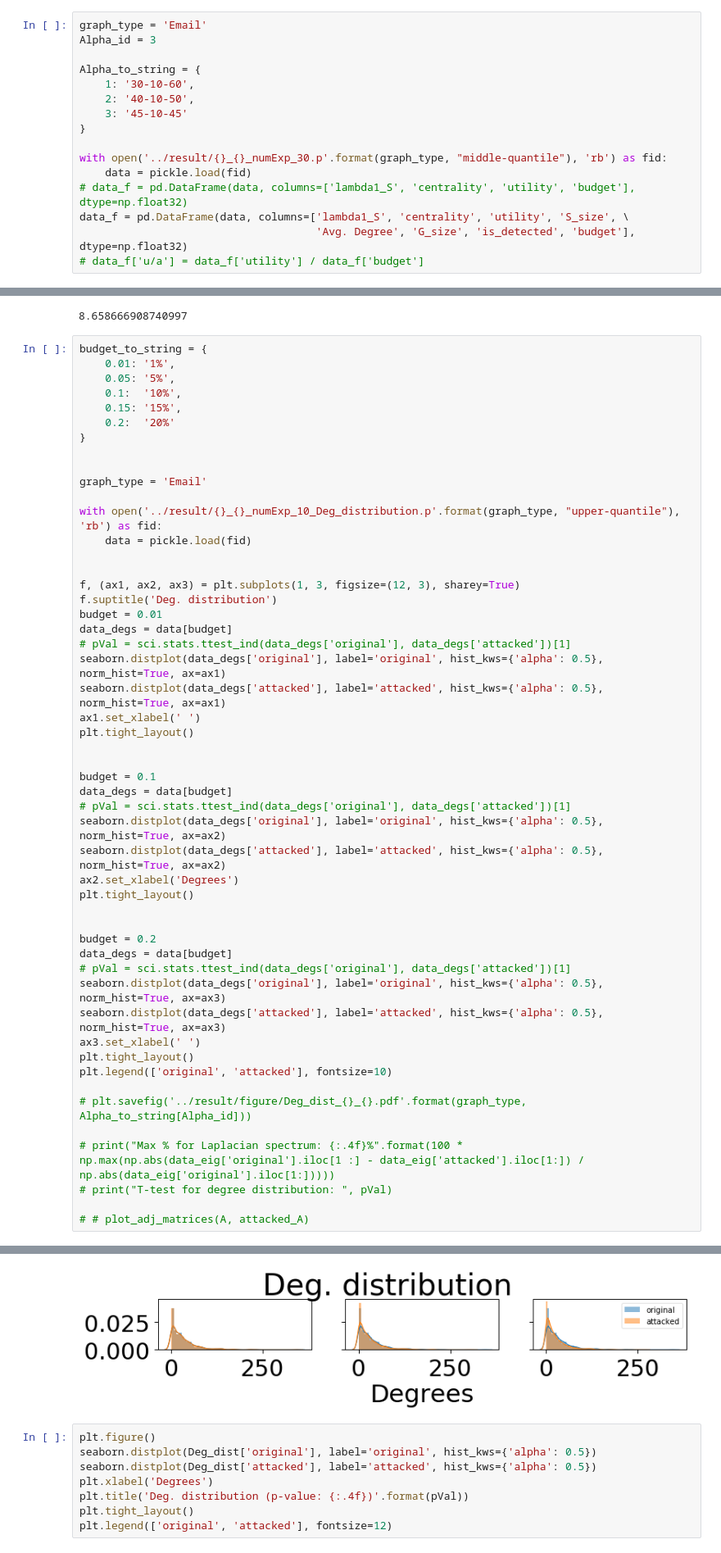
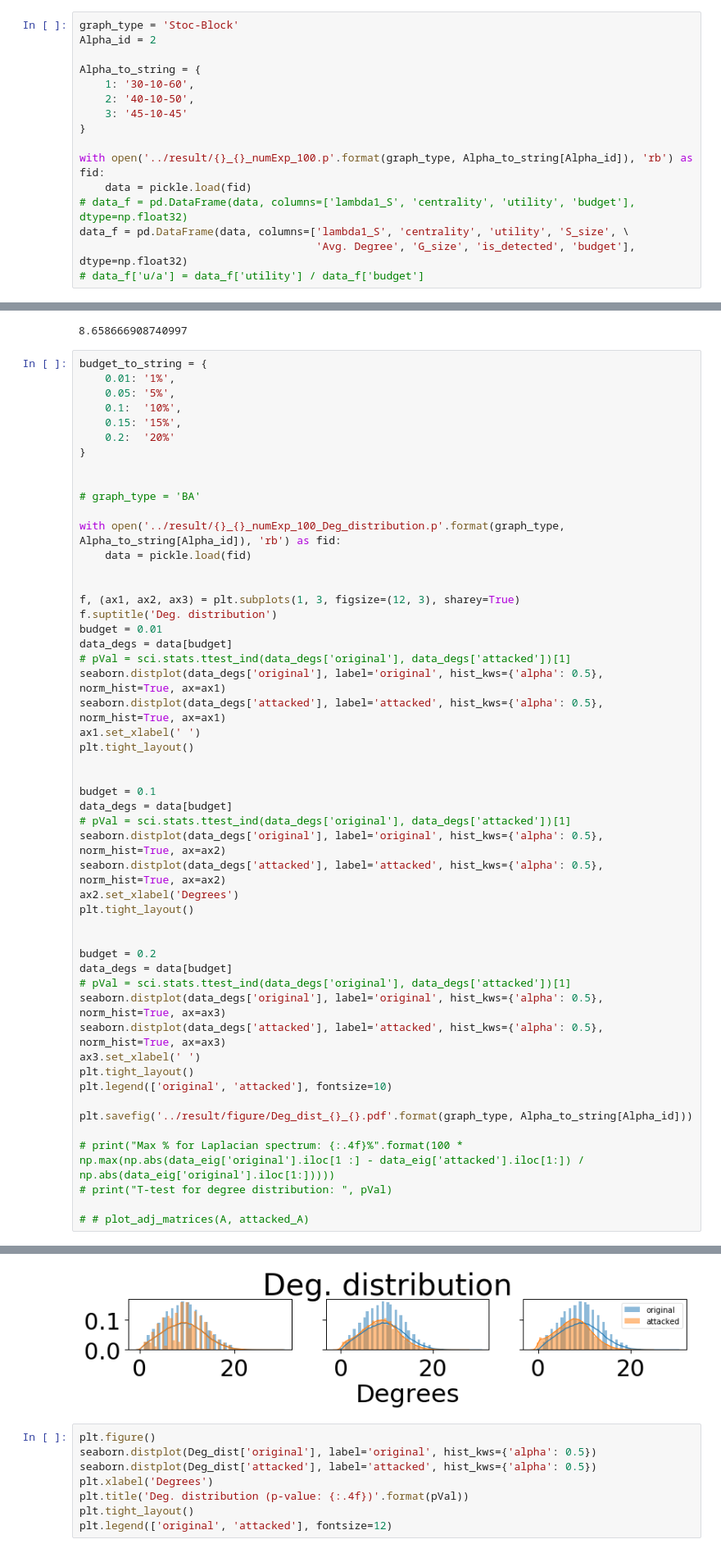
Before and after one commit to marsplus/attack-graph-code, a Jupyter notebook: src/data-analysis.ipynb, the cells around one changed output, grey strips where cells are left out. Shown: that part at 82% size. Drawn from its saved outputs; the diff is of its cells as text.

```diff
--- a/src/data-analysis.ipynb
+++ b/src/data-analysis.ipynb
@@ -33,8 +33,8 @@ def plot_adj_matrices(A, attacked_A):
     axes[1].imshow(attacked_A, cmap='hot')
     axes[1].set_title('after attack')
 # %%
-graph_type = 'Email'
-Alpha_id = 3
+graph_type = 'Stoc-Block'
+Alpha_id = 2
 
 Alpha_to_string = {
     1: '30-10-60',
@@ -42,7 +42,7 @@ Alpha_to_string = {
     3: '45-10-45'
 }
 
-with open('../result/{}_{}_numExp_30.p'.format(graph_type, "middle-quantile"), 'rb') as fid:
+with open('../result/{}_{}_numExp_100.p'.format(graph_type, Alpha_to_string[Alpha_id]), 'rb') as fid:
     data = pickle.load(fid)
 # data_f = pd.DataFrame(data, columns=['lambda1_S', 'centrality', 'utility', 'budget'], dtype=np.float32)
 data_f = pd.DataFrame(data, columns=['lambda1_S', 'centrality', 'utility', 'S_size', \
@@ -129,9 +129,9 @@ budget_to_string = {
 }
 
 
-graph_type = 'Email'
+# graph_type = 'BA'
 
-with open('../result/{}_{}_numExp_10_Deg_distribution.p'.format(graph_type, "upper-quantile"), 'rb') as fid:
+with open('../result/{}_{}_numExp_100_Deg_distribution.p'.format(graph_type, Alpha_to_string[Alpha_id]), 'rb') as fid:
     data = pickle.load(fid)
 
 
@@ -164,7 +164,7 @@ ax3.set_xlabel(' ')
 plt.tight_layout()
 plt.legend(['original', 'attacked'], fontsize=10)
 
-# plt.savefig('../result/figure/Deg_dist_{}_{}.pdf'.format(graph_type, Alpha_to_string[Alpha_id]))
+plt.savefig('../result/figure/Deg_dist_{}_{}.pdf'.format(graph_type, Alpha_to_string[Alpha_id]))
 
 # print("Max % for Laplacian spectrum: {:.4f}%".format(100 * np.max(np.abs(data_eig['original'].iloc[1 :] - data_eig['attacked'].iloc[1:]) / np.abs(data_eig['original'].iloc[1:]))))
 # print("T-test for degree distribution: ", pVal)
@@ -175,4 +174,4 @@ plt.legend(['original', 'attacked'], fontsize=10)
-[figure, old version]
+[figure, new version]
 # %%
 plt.figure()
 seaborn.distplot(Deg_dist['original'], label='original', hist_kws={'alpha': 0.5})
```
Also changed, not shown: parts of 4 cells of this notebook, 4 other files.
